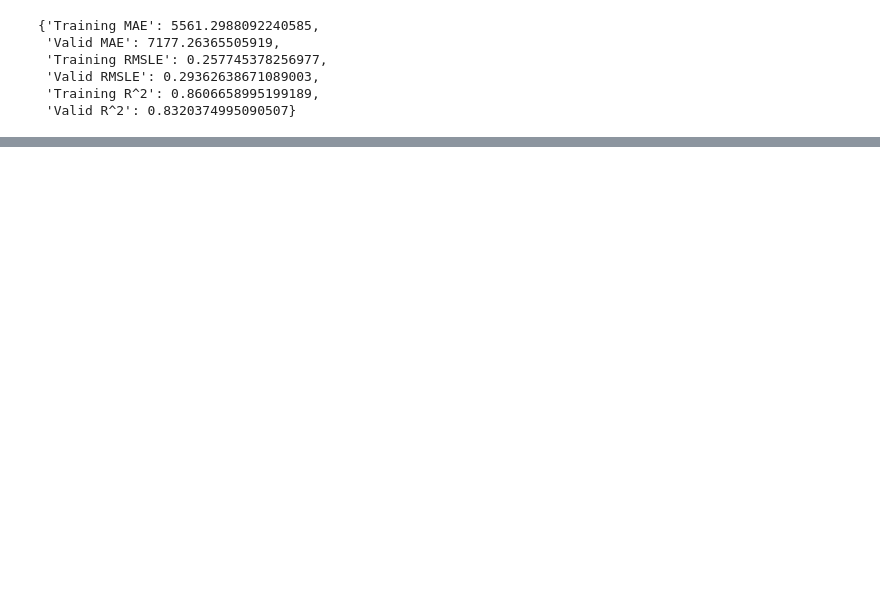
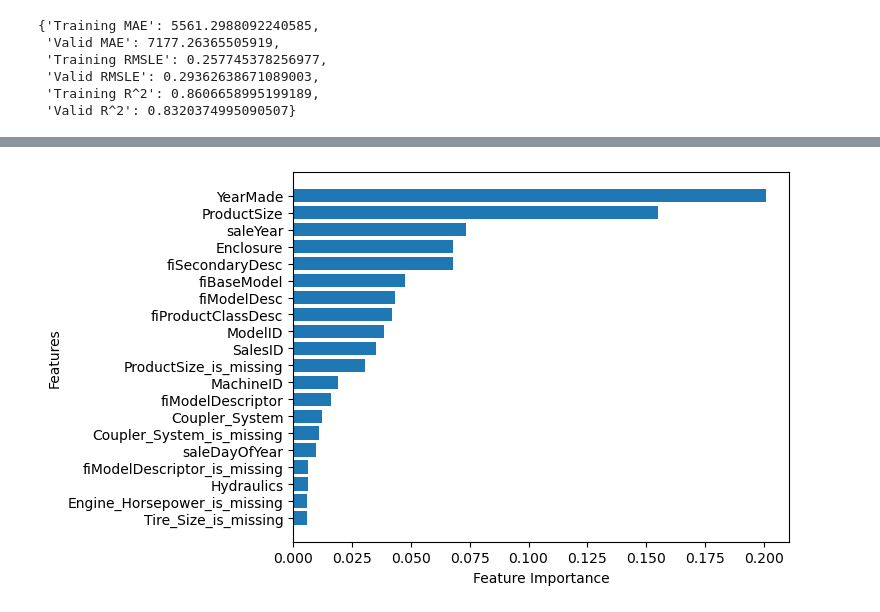
Before and after one commit to lorenarms/Machine_Learning, a Jupyter notebook: bulldozer_price_prediction_project/Bulldozer Price Prediction Project.ipynb, the cells around one changed output, grey strips where cells are left out. Cells and saved outputs as stored; diff of their text form; code cells hidden in the pictures; blank space fills up the shorter version.

```diff
--- a/bulldozer_price_prediction_project/Bulldozer Price Prediction Project.ipynb
+++ b/bulldozer_price_prediction_project/Bulldozer Price Prediction Project.ipynb
@@ -627,0 +884,2 @@ show_scores(model)
+# %%
+X_train_reshape = X_train.drop("auctioneerID_is_missing", axis=1)
@@ -627,0 +896,2 @@ show_scores(model)
+# %%
+X_train_reshape["auctioneerID_is_missing"] = auc_train
@@ -627,0 +908,12 @@ show_scores(model)
+# %%
+%%time
+
+ideal_model = RandomForestRegressor(n_estimators=40,
+                                   min_samples_leaf=1,
+                                   min_samples_split=14,
+                                   max_features=0.5,
+                                   n_jobs=-1,
+                                   max_samples=None,
+                                   random_state=42)
+
+ideal_model.fit(X_train_reshape, y_train)
@@ -627,0 +990,17 @@ show_scores(model)
+# %%
+def plot_features(columns, importances, n=20):
+    df = (pd.DataFrame({"features": columns,
+                       "feature_importances": importances})
+         .sort_values("feature_importances", ascending=False)
+         .reset_index(drop=True))
+
+    # plot
+    fig, ax = plt.subplots()
+    ax.barh(df["features"][:n], df["feature_importances"][:20])
+    ax.set_ylabel("Features")
+    ax.set_xlabel("Feature Importance")
+    ax.invert_yaxis()
+# %%
+plot_features(X_train_reshape.columns, ideal_model.feature_importances_)
+# %% [output]
+[figure, added]
```
Also changed, not shown: parts of 34 cells of this notebook, 3 other files.
